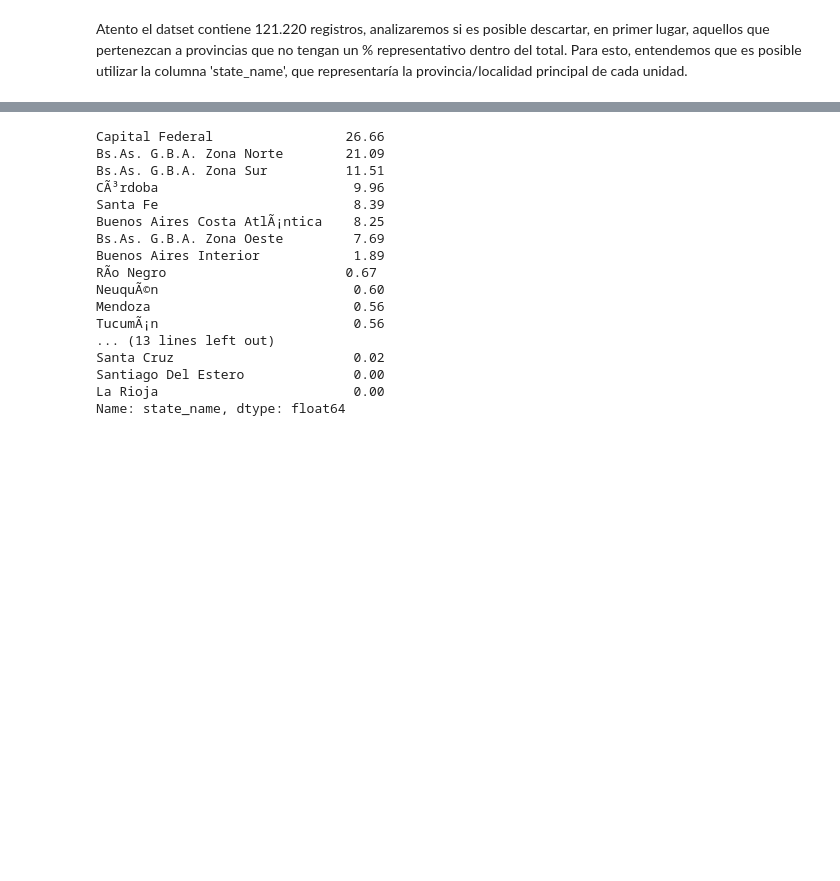
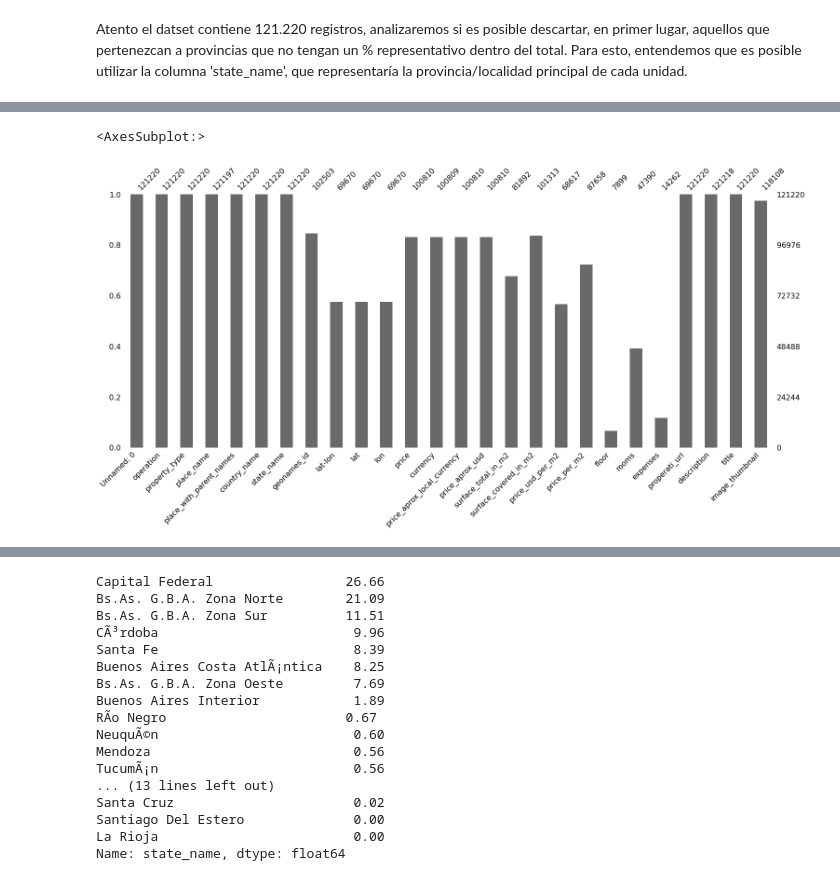
Before and after one commit to Luchiii89/DH_grupo_6, a Jupyter notebook: Desafio_1.ipynb, the cells around one changed output, grey strips where cells are left out. Saved outputs shown, nothing was run; the diff lists cells and outputs as text; code cells hidden in the pictures; blank space fills up the shorter version.

```diff
--- a/Desafio_1.ipynb
+++ b/Desafio_1.ipynb
@@ -100,0 +134,5 @@ Para esto, entendemos que es posible utilizar la columna 'state_name', que repre
+# %%
+msno.bar(original_data)
+# %% [output]
+<AxesSubplot:>
+[figure, added]
```
Also changed, not shown: parts of 22 cells of this notebook.
